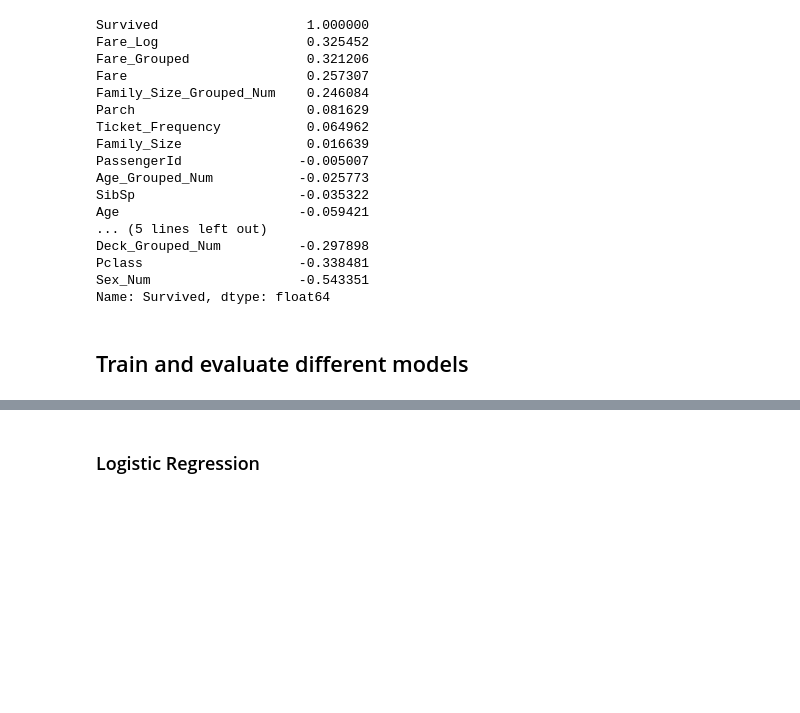
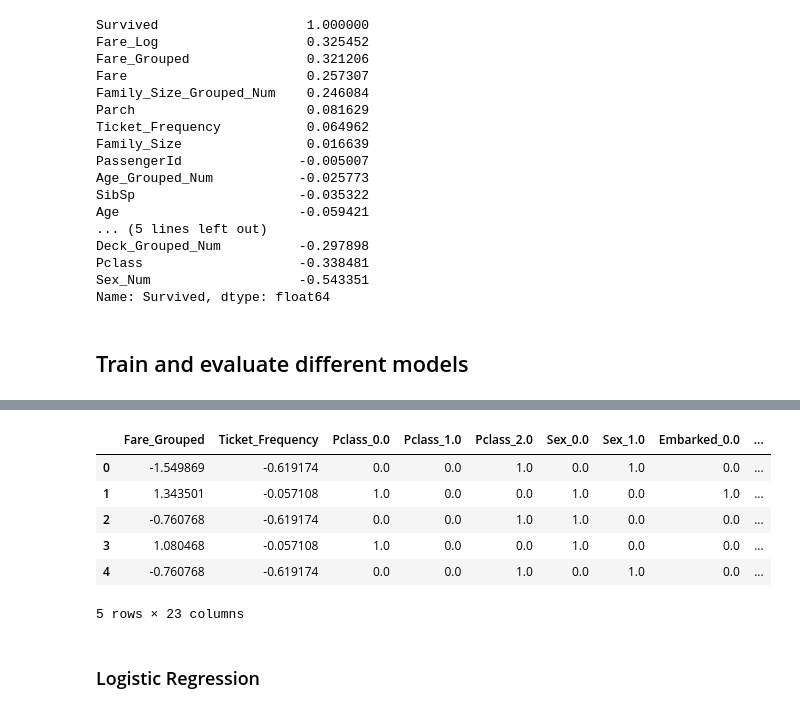
Before and after one commit to MartinRajniak/Kaggle-Projects, a Jupyter notebook: titanic.ipynb, the cells around one changed output, grey strips where cells are left out. Cells and saved outputs as stored; diff of their text form; code cells hidden in the pictures; blank space fills up the shorter version.

```diff
--- a/titanic.ipynb
+++ b/titanic.ipynb
@@ -453,4 +468,14 @@ Index(['Fare_Grouped', 'Age_Grouped', 'SibSp', 'Parch', 'Ticket_Frequency',
       dtype='object')
+# %%
+X.head()
+# %% [output]
+|  | Fare_Grouped | Ticket_Frequency | Pclass_0.0 | Pclass_1.0 | Pclass_2.0 | Sex_0.0 | Sex_1.0 | Embarked_0.0 | ... |
+| 0 | -1.549869 | -0.619174 | 0.0 | 0.0 | 1.0 | 0.0 | 1.0 | 0.0 | ... |
+| 1 | 1.343501 | -0.057108 | 1.0 | 0.0 | 0.0 | 1.0 | 0.0 | 1.0 | ... |
+| 2 | -0.760768 | -0.619174 | 0.0 | 0.0 | 1.0 | 1.0 | 0.0 | 0.0 | ... |
+| 3 | 1.080468 | -0.057108 | 1.0 | 0.0 | 0.0 | 1.0 | 0.0 | 0.0 | ... |
+| 4 | -0.760768 | -0.619174 | 0.0 | 0.0 | 1.0 | 0.0 | 1.0 | 0.0 | ... |
+5 rows × 23 columns
 # %% [markdown]
 ### Logistic Regression
 # %%
```
Also changed, not shown: parts of 11 cells of this notebook, 1 other file.
